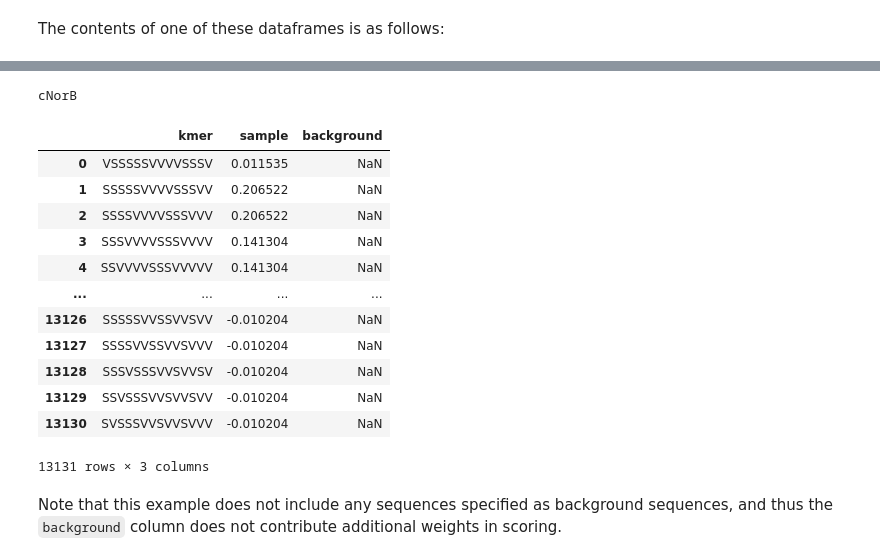
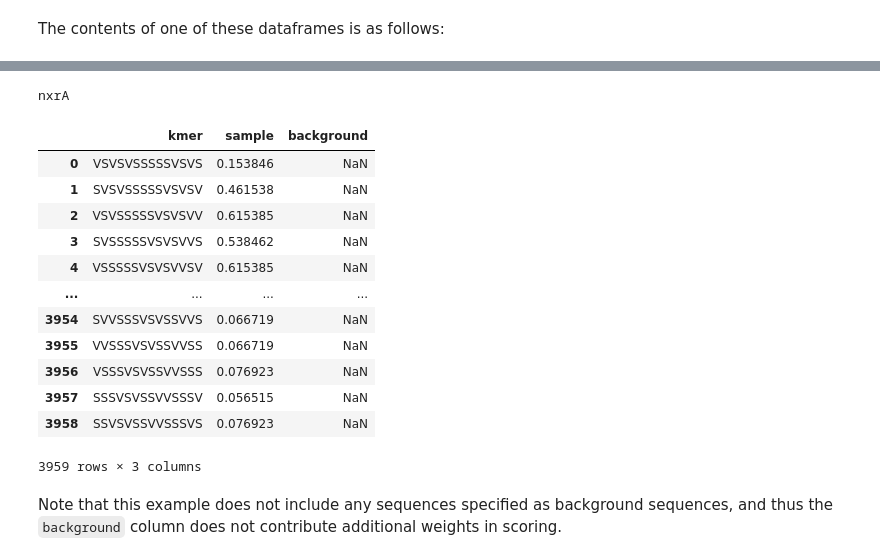
Before and after one commit to PNNL-CompBio/Snekmer, a Jupyter notebook: resources/tutorial/snekmer_demo.ipynb, the cells around one changed output, grey strips where cells are left out. Drawn from its saved outputs; the diff is of its cells as text; code cells hidden in the pictures.

```diff
--- a/resources/tutorial/snekmer_demo.ipynb
+++ b/resources/tutorial/snekmer_demo.ipynb
@@ -461,0 +56,6 @@ start time -> end time: 0h 00m 00.137s
+# %%
+# load config file
+with open(os.path.join("..", "..", "resources", "config.yaml"), "r") as configfile:
+    config = yaml.safe_load(configfile)
+
+print(config)
@@ -461,0 +64,15 @@ start time -> end time: 0h 00m 00.137s
+# %%
+filenames = sorted(
+    [
+        fa.rstrip(".gz")
+        for fa, ext in product(
+            glob.glob(os.path.join("demo_example", "input", "*")),
+            config["input_file_exts"],
+        )
+        if fa.rstrip(".gz").endswith(f".{ext}")
+    ]
+)
+
+families = sorted([os.path.splitext(os.path.basename(f))[0] for f in filenames])
+
+print(families)
@@ -579,0 +113,10 @@ end time:       2022-09-27 14:10:48.628768
+# %%
+# show kmer probability scores for family assignment
+example_family = np.random.choice(families)
+print("example family:\t", example_family)
+
+# show relevant subset of columns
+example_score_output = pd.read_csv(
+    os.path.join("demo_example", "output", "scoring", "sequences", f"{example_family}.csv.gz")
+)[["filename", "sequence_id", "label", f"{example_family}_score"]]
+example_score_output
@@ -580,11 +160,2 @@ end time:       2022-09-27 14:10:48.628768
 # %% [markdown]
 The contents of one of these dataframes is as follows:
-# %%
-example_family = "cNorB"  # np.random.choice(FAS)
-print("example family:\t", example_family)
-
-# show relevant subset of columns
-example_score_output = pd.read_csv(
-    os.path.join(output_dir, "scoring", "sequences", f"{example_family}.csv.gz")
-)[["filename", "sequence_id", "family", f"{example_family}_score"]]
-example_score_output
@@ -628,20 +162,20 @@ The probabilities and scores assigned to each feature in the kmer set is also co
 # %%
 print(example_family)
-pd.read_csv(os.path.join(output_dir, "scoring", "weights", f"{example_family}.csv.gz"))
+pd.read_csv(os.path.join("demo_example", "output", "scoring", "weights", f"{example_family}.csv.gz"))
 # %% [output]
-cNorB
+nxrA
 |  | kmer | sample | background |
-| 0 | VSSSSSVVVVSSSV | 0.011535 | NaN |
-| 1 | SSSSSVVVVSSSVV | 0.206522 | NaN |
-| 2 | SSSSVVVVSSSVVV | 0.206522 | NaN |
-| 3 | SSSVVVVSSSVVVV | 0.141304 | NaN |
-| 4 | SSVVVVSSSVVVVV | 0.141304 | NaN |
+| 0 | VSVSVSSSSSVSVS | 0.153846 | NaN |
+| 1 | SVSVSSSSSVSVSV | 0.461538 | NaN |
+| 2 | VSVSSSSSVSVSVV | 0.615385 | NaN |
+| 3 | SVSSSSSVSVSVVS | 0.538462 | NaN |
+| 4 | VSSSSSVSVSVVSV | 0.615385 | NaN |
 | ... | ... | ... | ... |
-| 13126 | SSSSSVVSSVVSVV | -0.010204 | NaN |
-| 13127 | SSSSVVSSVVSVVV | -0.010204 | NaN |
-| 13128 | SSSVSSSVVSVVSV | -0.010204 | NaN |
-| 13129 | SSVSSSVVSVVSVV | -0.010204 | NaN |
-| 13130 | SVSSSVVSVVSVVV | -0.010204 | NaN |
+| 3954 | SVVSSSVSVSSVVS | 0.066719 | NaN |
+| 3955 | VVSSSVSVSSVVSS | 0.066719 | NaN |
+| 3956 | VSSSVSVSSVVSSS | 0.076923 | NaN |
+| 3957 | SSSVSVSSVVSSSV | 0.056515 | NaN |
+| 3958 | SSVSVSSVVSSSVS | 0.076923 | NaN |
-13131 rows × 3 columns
+3959 rows × 3 columns
 # %% [markdown]
 Note that this example does not include any sequences specified as background sequences, and thus the `background` column does not contribute additional weights in scoring.
```
Also changed, not shown: parts of 51 cells of this notebook, 5 other files.
